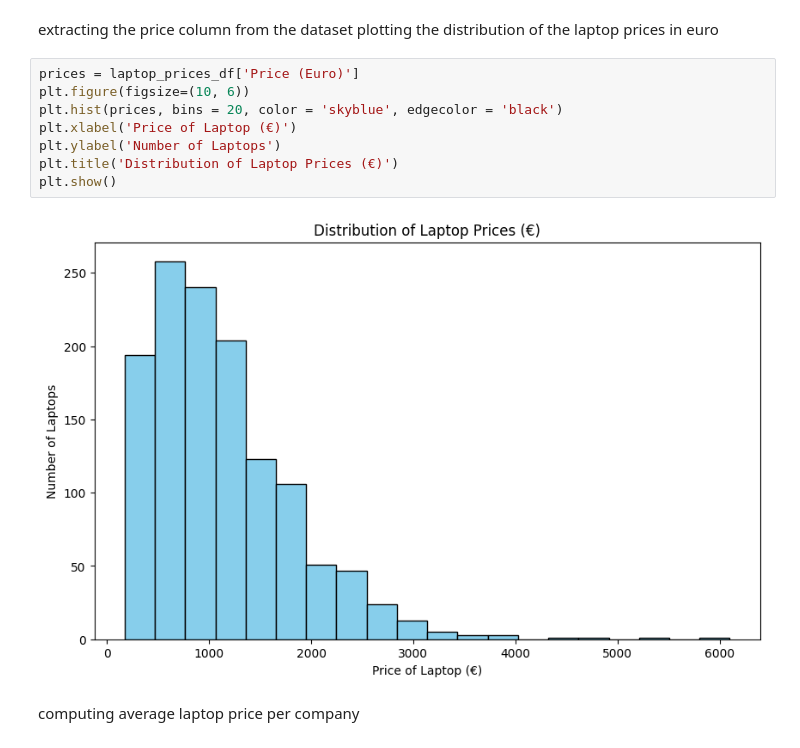
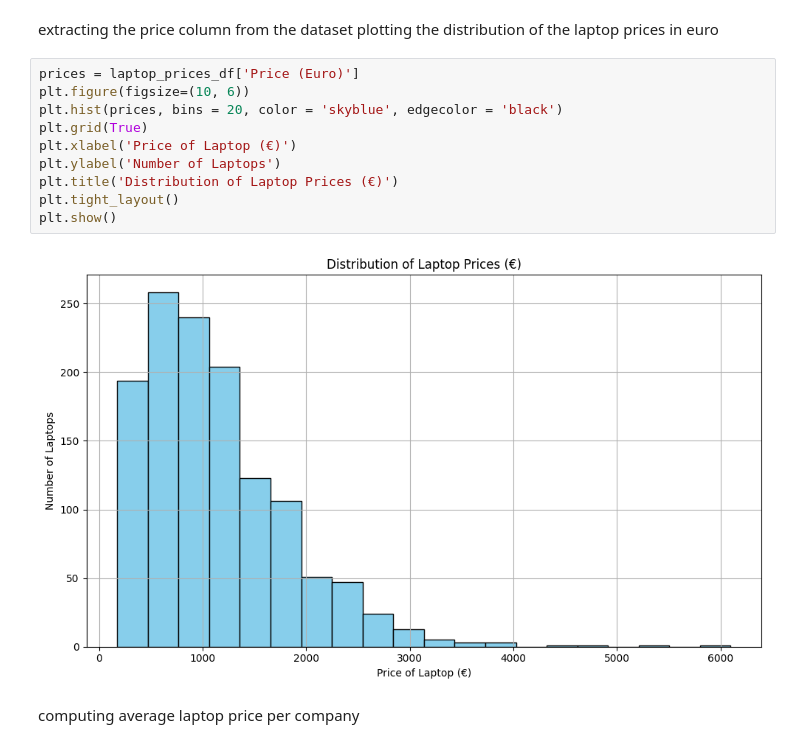
Before and after one commit to mhasid/miniproject1, a Jupyter notebook: prices.ipynb, the cells around one changed output. Cells and saved outputs as stored; diff of their text form.

Commit message:
adding grid lines and using tight layout for graphs

```diff
--- a/prices.ipynb
+++ b/prices.ipynb
@@ -23,13 +23,15 @@ plotting the distribution of the laptop prices in euro
 # %%
 prices = laptop_prices_df['Price (Euro)']
 plt.figure(figsize=(10, 6))
 plt.hist(prices, bins = 20, color = 'skyblue', edgecolor = 'black')
+plt.grid(True)
 plt.xlabel('Price of Laptop (€)')
 plt.ylabel('Number of Laptops')
 plt.title('Distribution of Laptop Prices (€)')
+plt.tight_layout()
 plt.show()
 # %% [output]
-[figure, old version]
+[figure, new version]
 # %% [markdown]
 computing average laptop price per company
 # %%
```
Also changed, not shown: parts of 12 cells of this notebook.
